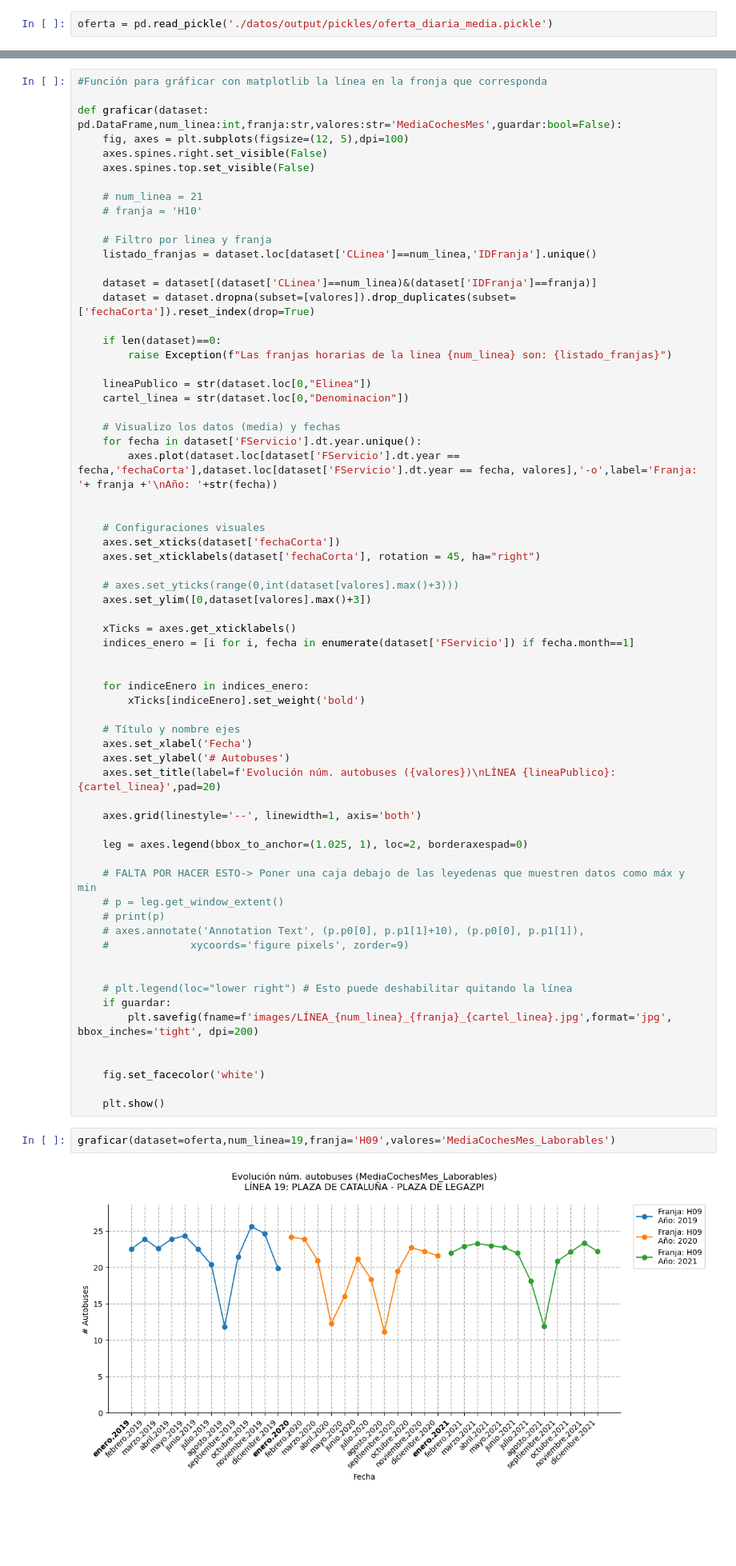
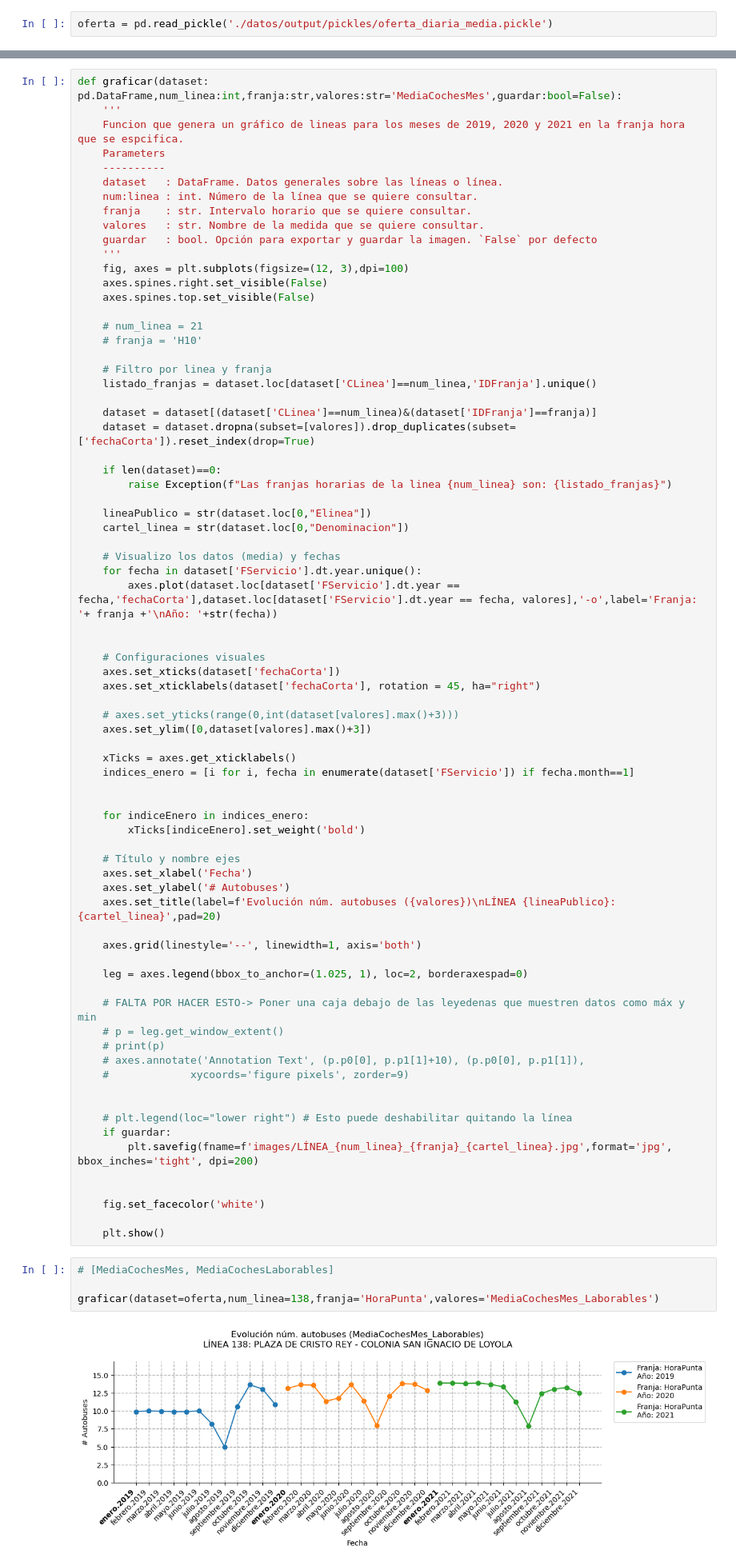
Before and after one commit to nacholopex/emt_madrid, a Jupyter notebook: 2022_emt_evolucion.ipynb, the cells around one changed output, grey strips where cells are left out. Shown at 80% size. Drawn from its saved outputs; the diff is of its cells as text; blank space fills up the shorter version.

```diff
--- a/2022_emt_evolucion.ipynb
+++ b/2022_emt_evolucion.ipynb
@@ -29,8 +16,16 @@ tmp  = oferta[(oferta['CLinea']==19)&(oferta['IDFranja']=='H07')].reset_index(dr
 # %%
-#Función para gráficar con matplotlib la línea en la fronja que corresponda
-
 def graficar(dataset: pd.DataFrame,num_linea:int,franja:str,valores:str='MediaCochesMes',guardar:bool=False):
-    fig, axes = plt.subplots(figsize=(12, 5),dpi=100)
+    '''
+    Funcion que genera un gráfico de lineas para los meses de 2019, 2020 y 2021 en la franja hora que se espcifica.
+    Parameters
+    ----------
+    dataset   : DataFrame. Datos generales sobre las líneas o línea.
+    num:linea : int. Número de la línea que se quiere consultar.
+    franja    : str. Intervalo horario que se quiere consultar.
+    valores   : str. Nombre de la medida que se quiere consultar.
+    guardar   : bool. Opción para exportar y guardar la imagen. `False` por defecto
+    '''
+    fig, axes = plt.subplots(figsize=(12, 3),dpi=100)
     axes.spines.right.set_visible(False)
     axes.spines.top.set_visible(False)
 
@@ -93,6 +88,8 @@ def graficar(dataset: pd.DataFrame,num_linea:int,franja:str,valores:str='MediaCo
 
     plt.show()
 # %%
-graficar(dataset=oferta,num_linea=19,franja='H09',valores='MediaCochesMes_Laborables')
+# [MediaCochesMes, MediaCochesLaborables]
+
+graficar(dataset=oferta,num_linea=138,franja='HoraPunta',valores='MediaCochesMes_Laborables')
 # %% [output]
-[figure, old version]
+[figure, new version]
```
Also changed, not shown: parts of 19 cells of this notebook, 1 other file.
